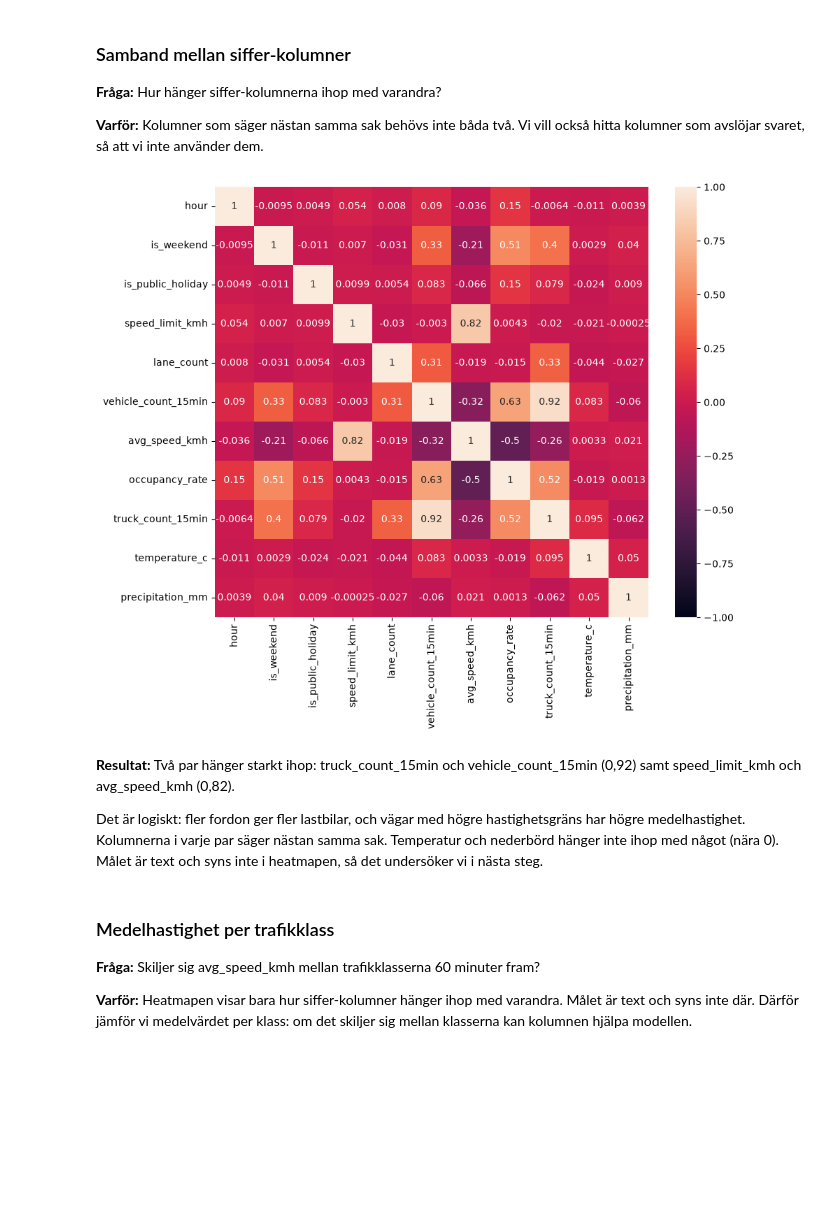
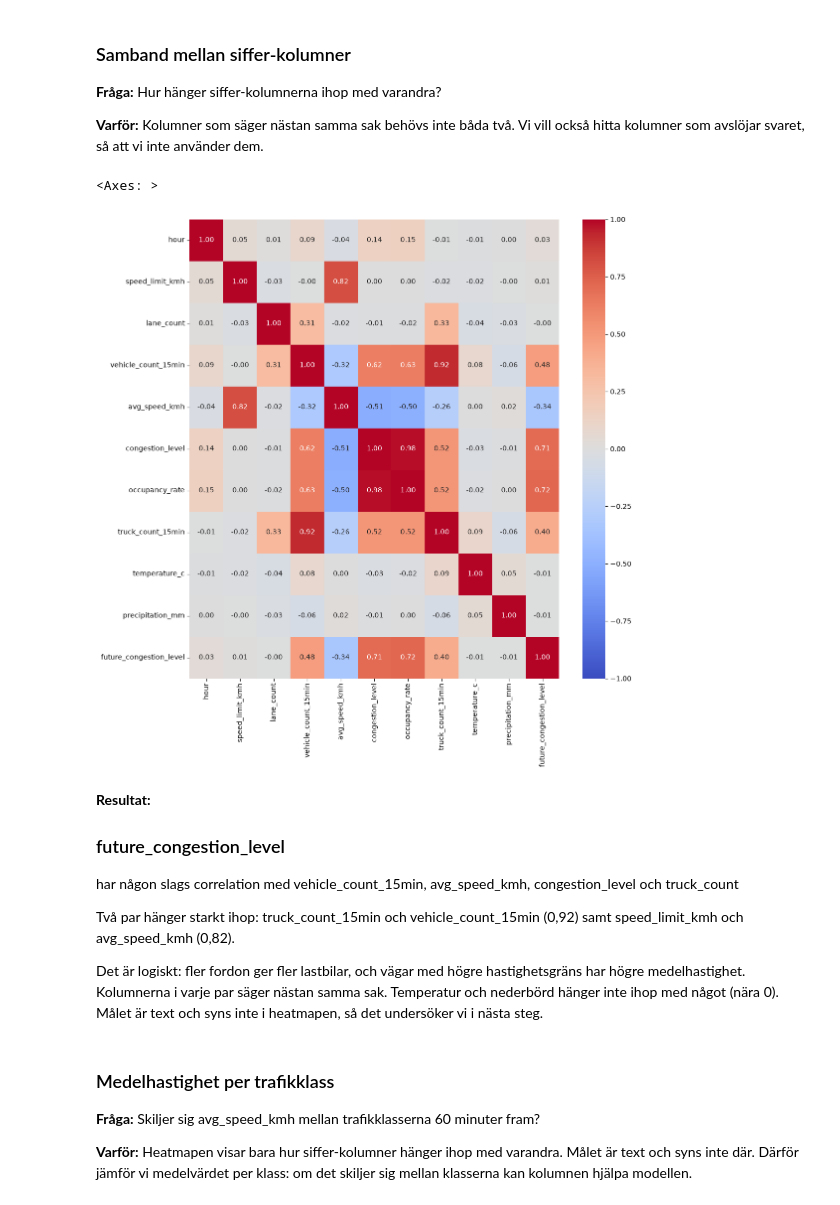
Before and after one commit to s91k/mu25-ml-group-2, a Jupyter notebook: eda_muamer.ipynb, the cells around one changed output. Cells and saved outputs as stored; diff of their text form; code cells hidden in the pictures; blank space fills up the shorter version.

```diff
--- a/eda_muamer.ipynb
+++ b/eda_muamer.ipynb
@@ -54,3 +89,4 @@ df['next_timestamp'] = df.groupby('sensor_id')['timestamp'].shift(-1)
 df['duration_to_next'] = pd.to_datetime(df['next_timestamp']) - pd.to_datetime(df['timestamp'])
 
 df = df[df['duration_to_next'].dt.total_seconds() / 60 == 60]
+df = df.drop(columns=['next_timestamp', 'duration_to_next'])
@@ -61,3 +93,8 @@ len(df)
+# %%
+numeric_cols = df.select_dtypes(include='number').columns
+
+scaler = MinMaxScaler()
+df[numeric_cols] = scaler.fit_transform(df[numeric_cols])
 # %%
 df.head()
 # %% [output]
@@ -260,13 +301,26 @@ Väder med få rader (heavy_snow, thunderstorm, light_snow) ger extrema procentt
 
 **Varför:** Kolumner som säger nästan samma sak behövs inte båda två. Vi vill också hitta kolumner som avslöjar svaret, så att vi inte använder dem.
 # %%
-plt.figure(figsize=(10, 8))
-sns.heatmap(df.corr(numeric_only=True), annot=True, vmin=-1, vmax=1)
-plt.show()
+df_clean = df.dropna()
+
+df_clean["future_congestion_level"] = df_clean["future_congestion_level"].map({"free_flow": 0, "light": 1, "moderate": 2, "heavy": 3})
+df_clean["congestion_level"] = df_clean["congestion_level"].map({"free_flow": 0, "light": 1, "moderate": 2, "heavy": 3})
+
+numeric_df = df_clean.select_dtypes(include=['float64','int64', 'int8'])
+corr_matrix = numeric_df.corr()
+plt.figure(figsize=(12,12))
+sns.heatmap(corr_matrix, annot=True, vmin=-1, vmax=1, cmap='coolwarm', fmt='.2f')
+#plt.savefig('correlation.png')
 # %% [output]
+<Axes: >
-[figure, old version]
+[figure, new version]
 # %% [markdown]
-**Resultat:** Två par hänger starkt ihop: truck_count_15min och vehicle_count_15min (0,92) samt speed_limit_kmh och avg_speed_kmh (0,82).
+**Resultat:**
+
+### future_congestion_level
+har någon slags correlation med vehicle_count_15min, avg_speed_kmh, congestion_level och truck_count
+
+Två par hänger starkt ihop: truck_count_15min och vehicle_count_15min (0,92) samt speed_limit_kmh och avg_speed_kmh (0,82).
 
 Det är logiskt: fler fordon ger fler lastbilar, och vägar med högre hastighetsgräns har högre medelhastighet. Kolumnerna i varje par säger nästan samma sak. Temperatur och nederbörd hänger inte ihop med något (nära 0). Målet är text och syns inte i heatmapen, så det undersöker vi i nästa steg.
 # %% [markdown]
```
Also changed, not shown: parts of 22 cells of this notebook.
